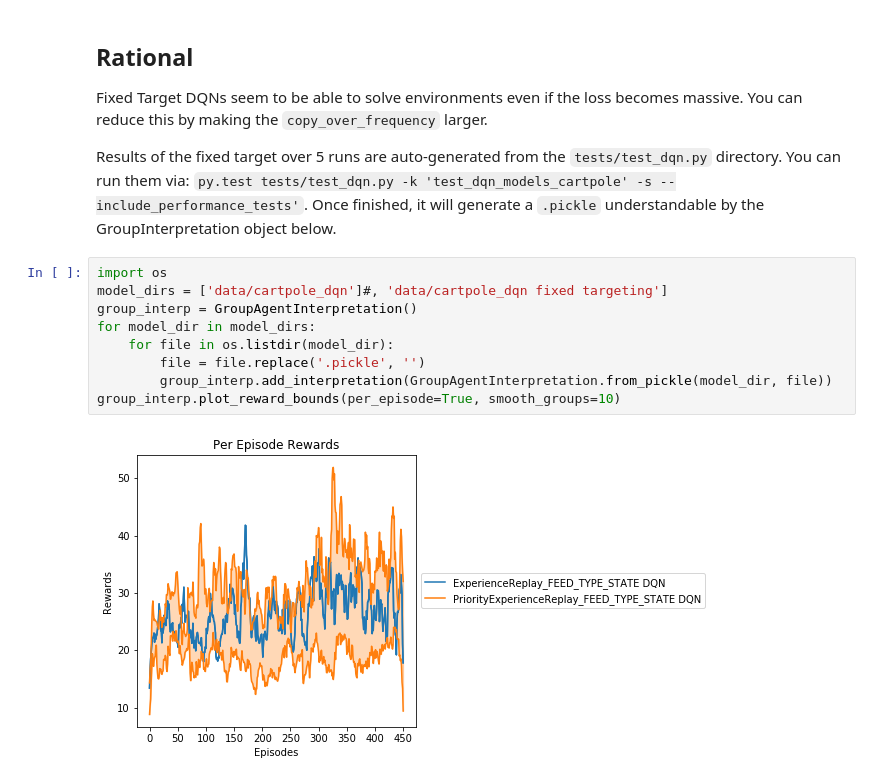
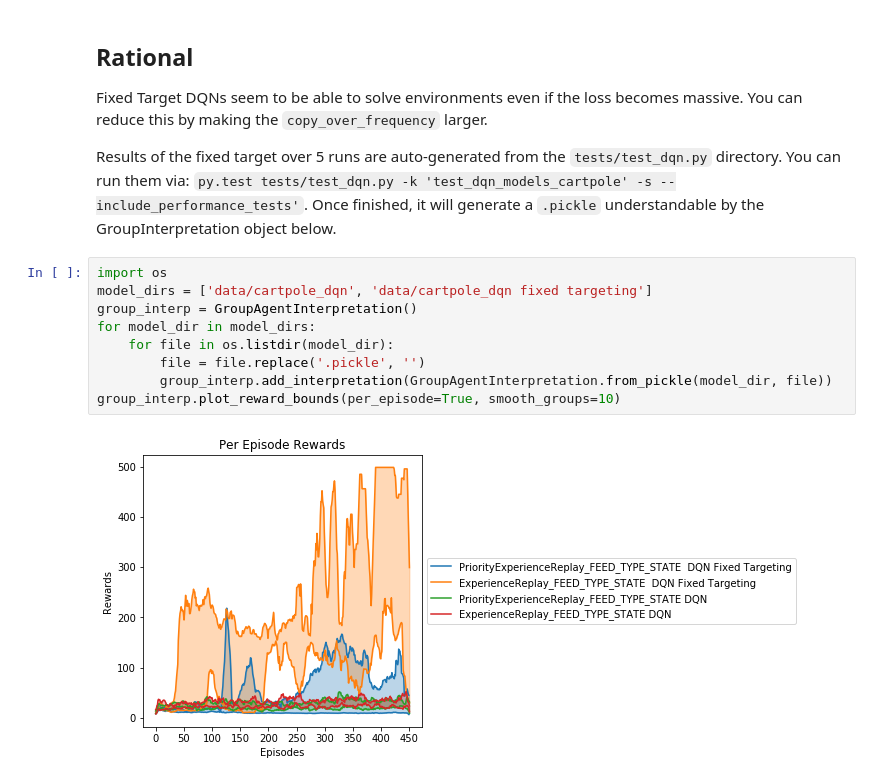
Before and after one commit to josiahls/fast-reinforcement-learning, a Jupyter notebook: docs_src/rl.agents.dqnfixedtarget.ipynb, the cells around one changed output. Cells and saved outputs as stored; diff of their text form.

```diff
--- a/docs_src/rl.agents.dqnfixedtarget.ipynb
+++ b/docs_src/rl.agents.dqnfixedtarget.ipynb
@@ -67,13 +67,13 @@ Results of the fixed target over 5 runs are auto-generated from the `tests/test_
 `py.test tests/test_dqn.py -k 'test_dqn_models_cartpole' -s --include_performance_tests'`. Once finished, it will generate a `.pickle` understandable by the GroupInterpretation object below.
 # %%
 import os
-model_dirs = ['data/cartpole_dqn']#, 'data/cartpole_dqn fixed targeting']
+model_dirs = ['data/cartpole_dqn', 'data/cartpole_dqn fixed targeting']
 group_interp = GroupAgentInterpretation()
 for model_dir in model_dirs:
     for file in os.listdir(model_dir):
         file = file.replace('.pickle', '')
         group_interp.add_interpretation(GroupAgentInterpretation.from_pickle(model_dir, file))
 group_interp.plot_reward_bounds(per_episode=True, smooth_groups=10)
 # %% [output]
-[figure, old version]
+[figure, new version]
 # %%
```
Also changed, not shown: parts of 2 cells of this notebook, 10 other files.
